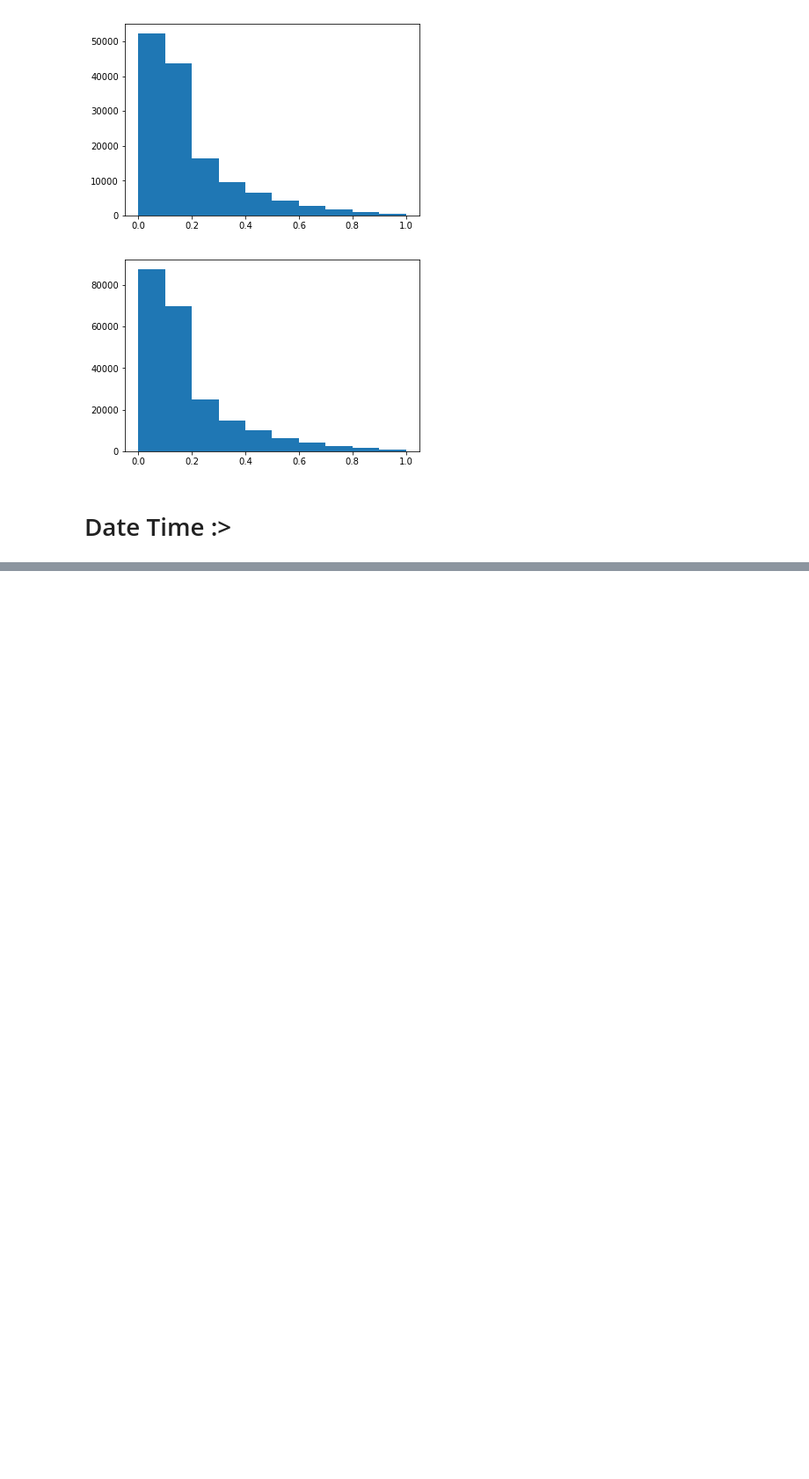
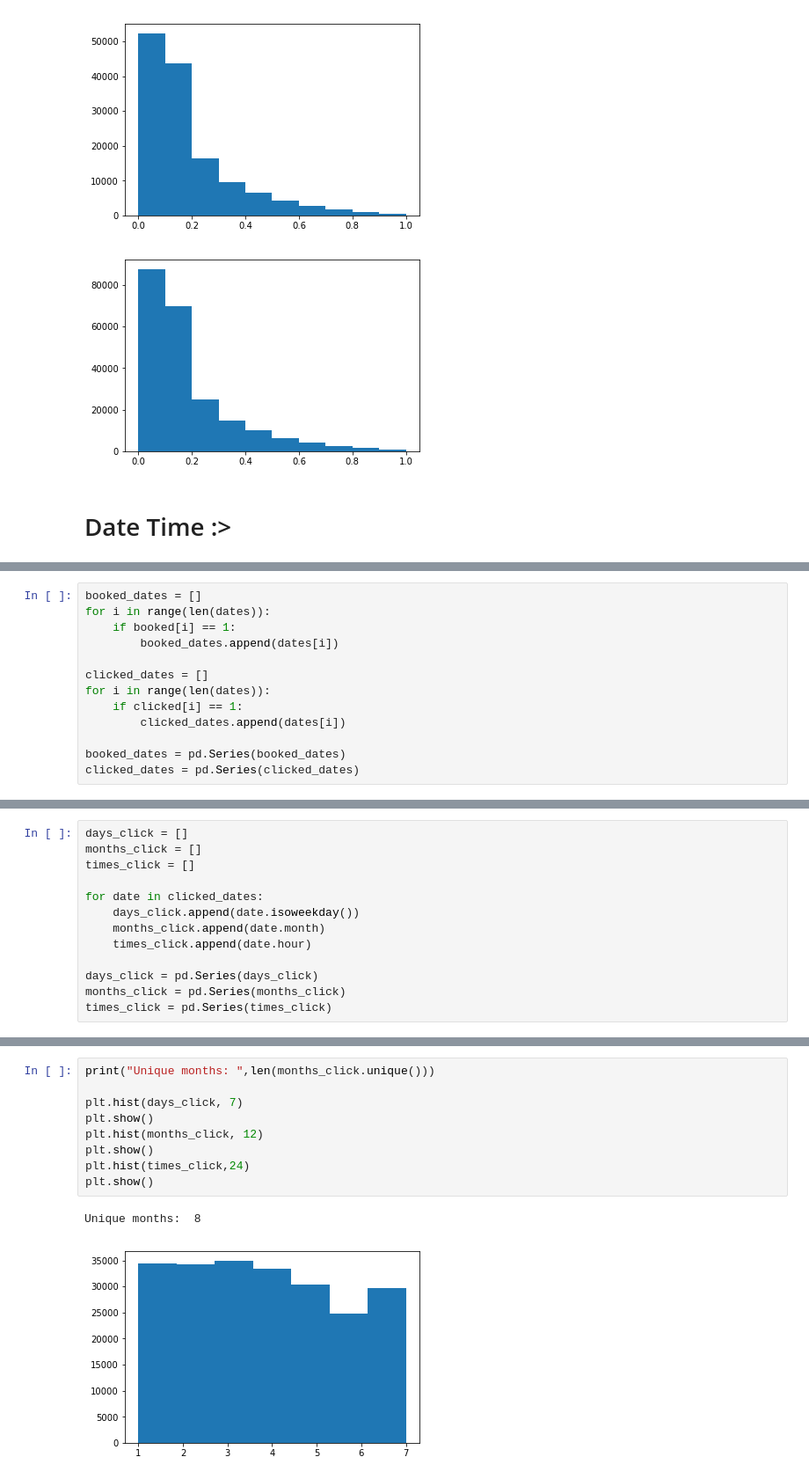
Before and after one commit to popoiopo/dataMining, a Jupyter notebook: Data exploration Julia.ipynb, the cells around one changed output, grey strips where cells are left out. Shown at 88% size. Drawn from its saved outputs; the diff is of its cells as text; blank space fills up the shorter version.

```diff
--- a/Data exploration Julia.ipynb
+++ b/Data exploration Julia.ipynb
@@ -153,0 +159,13 @@ AttributeError: 'Timestamp' object has no attribute 'month_name'
+# %%
+booked_dates = []
+for i in range(len(dates)):
+    if booked[i] == 1:
+        booked_dates.append(dates[i])
+
+clicked_dates = []
+for i in range(len(dates)):
+    if clicked[i] == 1:
+        clicked_dates.append(dates[i])
+
+booked_dates = pd.Series(booked_dates)
+clicked_dates = pd.Series(clicked_dates)
@@ -153,0 +192,13 @@ AttributeError: 'Timestamp' object has no attribute 'month_name'
+# %%
+days_click = []
+months_click = []
+times_click = []
+
+for date in clicked_dates:
+    days_click.append(date.isoweekday())
+    months_click.append(date.month)
+    times_click.append(date.hour)
+
+days_click = pd.Series(days_click)
+months_click = pd.Series(months_click)
+times_click = pd.Series(times_click)
@@ -153,0 +218,12 @@ AttributeError: 'Timestamp' object has no attribute 'month_name'
+# %%
+print("Unique months: ",len(months_click.unique()))
+
+plt.hist(days_click, 7)
+plt.show()
+plt.hist(months_click, 12)
+plt.show()
+plt.hist(times_click,24)
+plt.show()
+# %% [output]
+Unique months:  8
+[figure, added]
```
Also changed, not shown: parts of 18 cells of this notebook.
